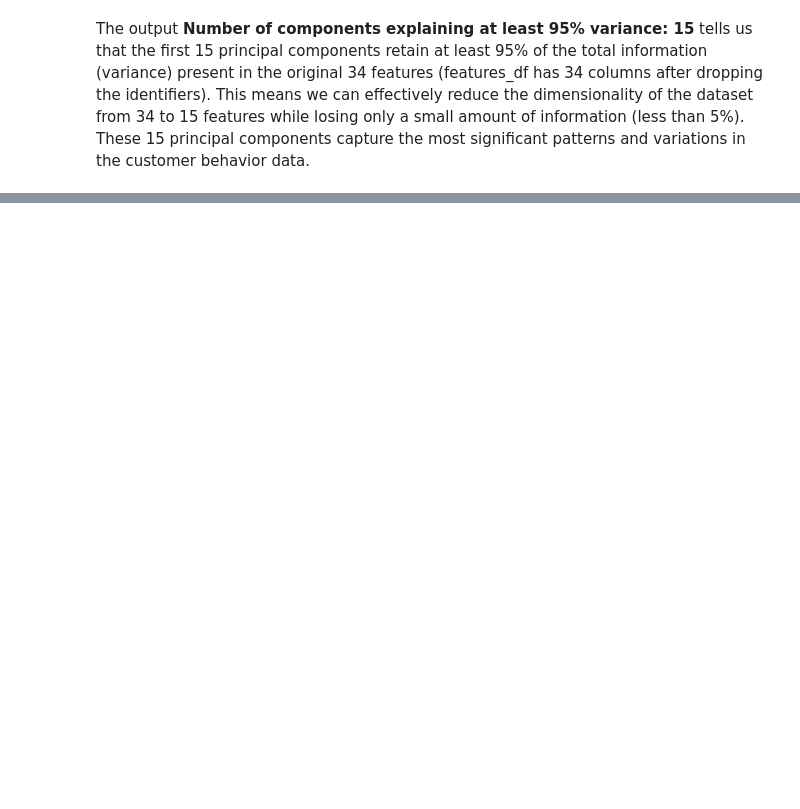
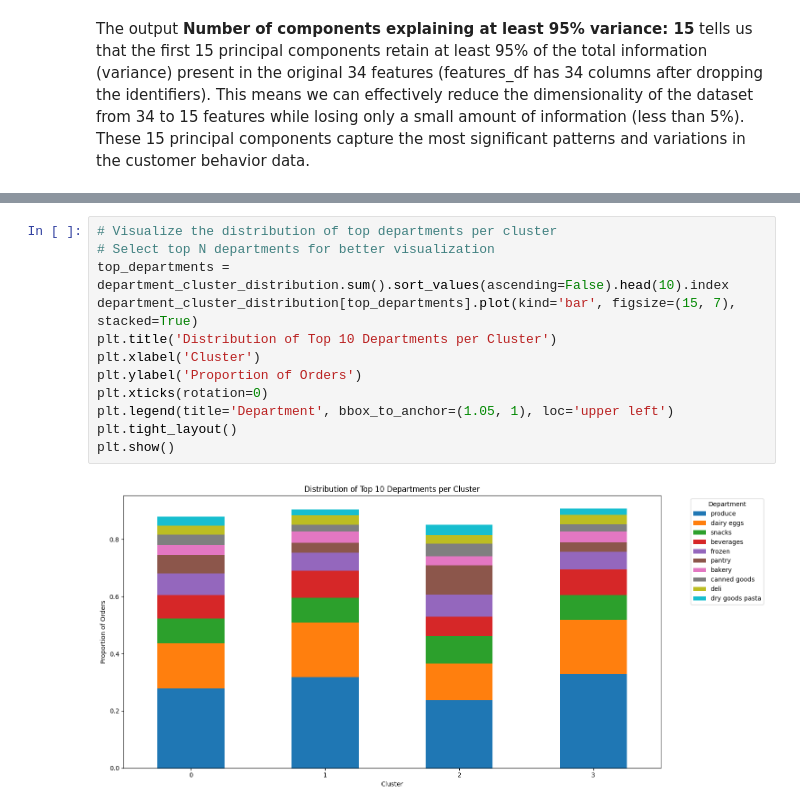
Before and after one commit to aminayusif/PurchaseIQ, a Jupyter notebook: PurchaseIQ_CustomerSegmentation_Using_K_Means_Clustering.ipynb, the cells around one changed output, grey strips where cells are left out. Drawn from its saved outputs; the diff is of its cells as text; blank space fills up the shorter version.

```diff
--- a/PurchaseIQ_CustomerSegmentation_Using_K_Means_Clustering.ipynb
+++ b/PurchaseIQ_CustomerSegmentation_Using_K_Means_Clustering.ipynb
@@ -409,0 +574,14 @@ The output **Number of components explaining at least 95% variance: 15** tells u
+# %%
+# Visualize the distribution of top departments per cluster
+# Select top N departments for better visualization
+top_departments = department_cluster_distribution.sum().sort_values(ascending=False).head(10).index
+department_cluster_distribution[top_departments].plot(kind='bar', figsize=(15, 7), stacked=True)
+plt.title('Distribution of Top 10 Departments per Cluster')
+plt.xlabel('Cluster')
+plt.ylabel('Proportion of Orders')
+plt.xticks(rotation=0)
+plt.legend(title='Department', bbox_to_anchor=(1.05, 1), loc='upper left')
+plt.tight_layout()
+plt.show()
+# %% [output]
+[figure, added]
```
Also changed, not shown: parts of 32 cells of this notebook.
